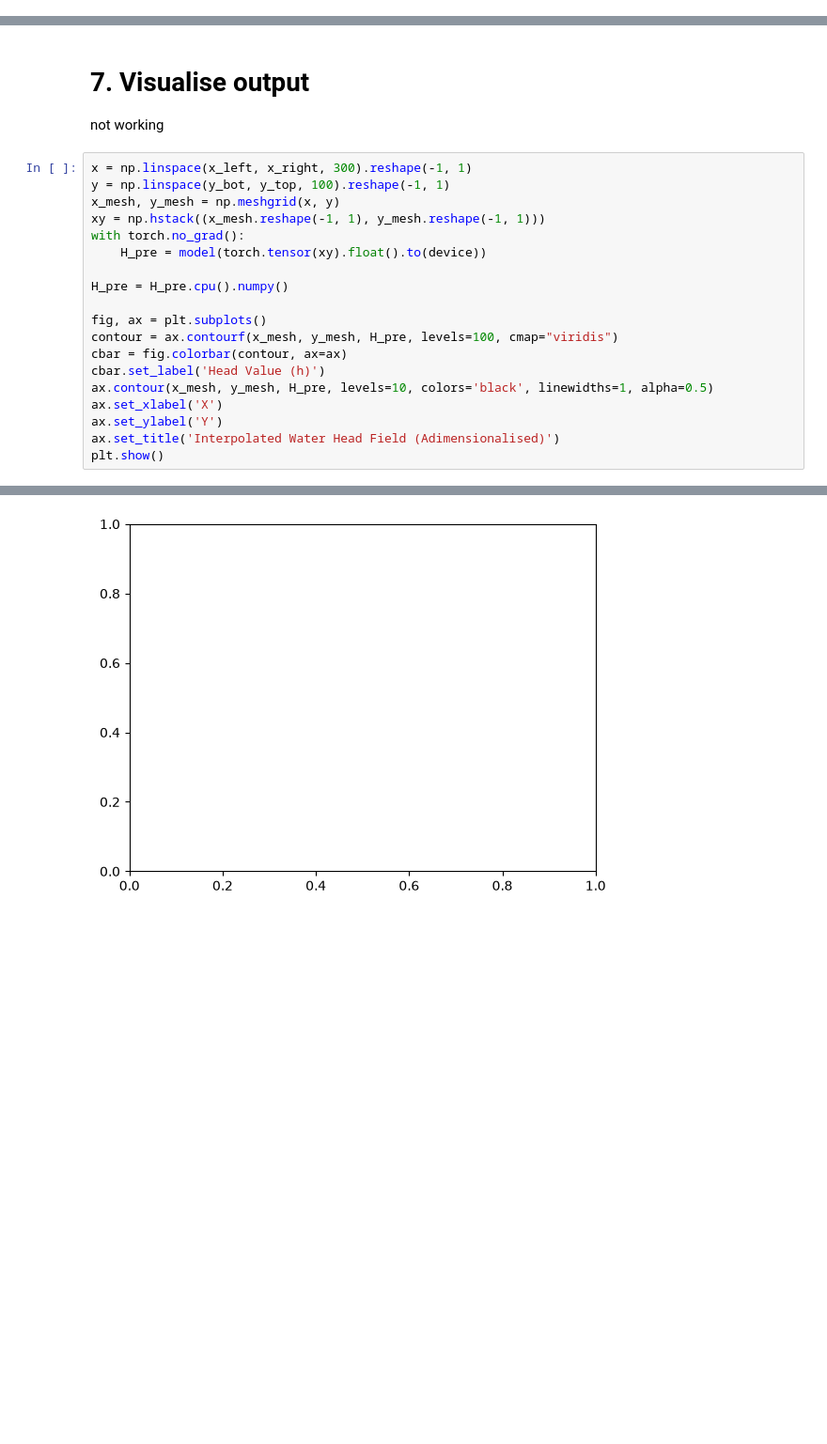
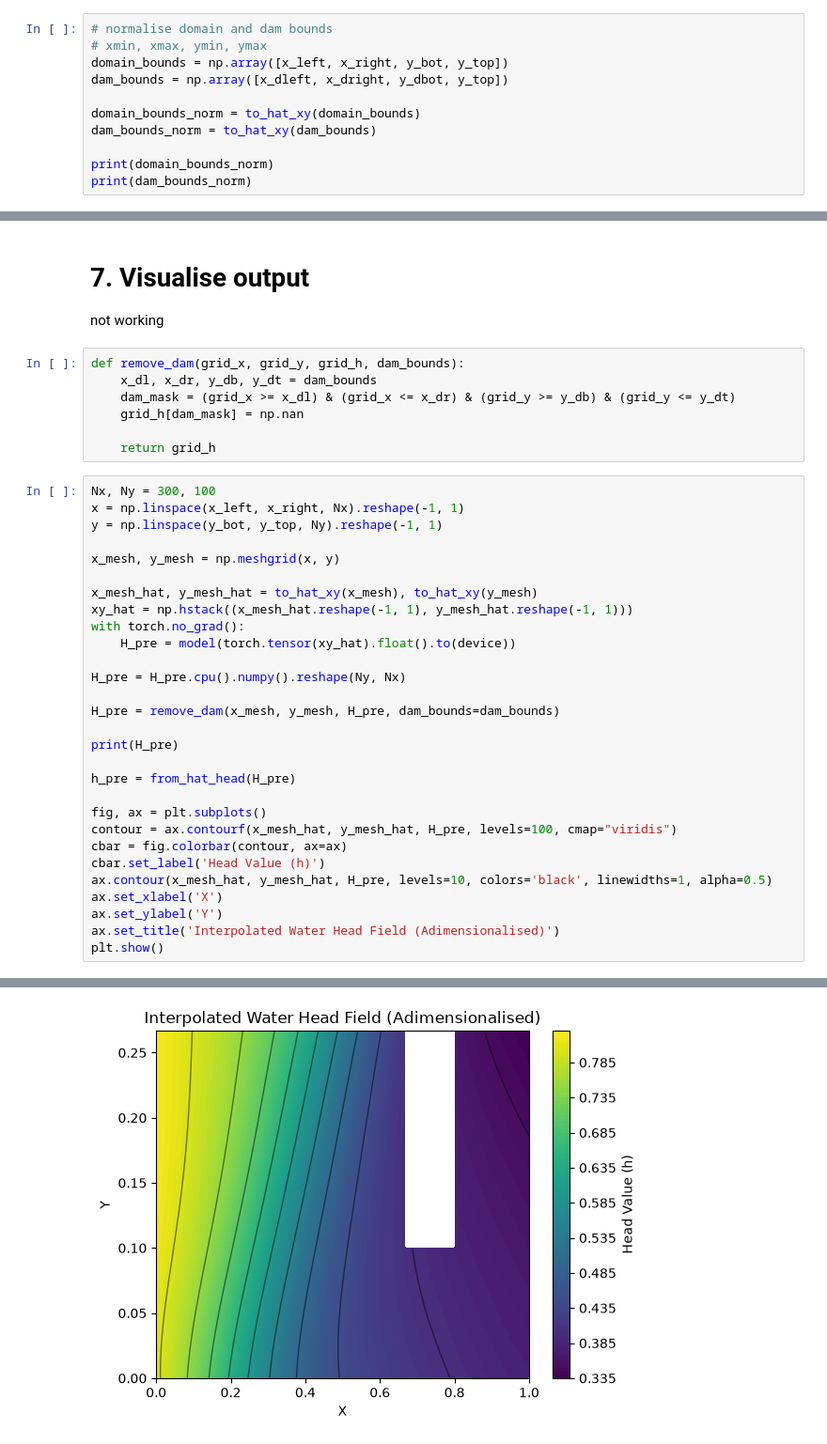
Before and after one commit to omarabdesslem/PIIM, a Jupyter notebook: Code/fwd_PINN.ipynb, the cells around one changed output, grey strips where cells are left out. Shown at 94% size. Saved outputs shown, nothing was run; the diff lists cells and outputs as text; blank space fills up the shorter version.

```diff
--- a/Code/fwd_PINN.ipynb
+++ b/Code/fwd_PINN.ipynb
@@ -305,0 +207,11 @@ plt.show()
+# %%
+# normalise domain and dam bounds
+# xmin, xmax, ymin, ymax
+domain_bounds = np.array([x_left, x_right, y_bot, y_top])
+dam_bounds = np.array([x_dleft, x_dright, y_dbot, y_top])
+
+domain_bounds_norm = to_hat_xy(domain_bounds)
+dam_bounds_norm = to_hat_xy(dam_bounds)
+
+print(domain_bounds_norm)
+print(dam_bounds_norm)
@@ -441,21 +473,38 @@ Text(0, 0.5, 'Epoch')
 # %% [markdown]
 # 7. Visualise output
 not working
+# %%
+def remove_dam(grid_x, grid_y, grid_h, dam_bounds):
+    x_dl, x_dr, y_db, y_dt = dam_bounds
+    dam_mask = (grid_x >= x_dl) & (grid_x <= x_dr) & (grid_y >= y_db) & (grid_y <= y_dt)
+    grid_h[dam_mask] = np.nan
+
+    return grid_h
 # %%
-x = np.linspace(x_left, x_right, 300).reshape(-1, 1)
-y = np.linspace(y_bot, y_top, 100).reshape(-1, 1)
+Nx, Ny = 300, 100
+x = np.linspace(x_left, x_right, Nx).reshape(-1, 1)
+y = np.linspace(y_bot, y_top, Ny).reshape(-1, 1)
+
 x_mesh, y_mesh = np.meshgrid(x, y)
-xy = np.hstack((x_mesh.reshape(-1, 1), y_mesh.reshape(-1, 1)))
+
+x_mesh_hat, y_mesh_hat = to_hat_xy(x_mesh), to_hat_xy(y_mesh)
+xy_hat = np.hstack((x_mesh_hat.reshape(-1, 1), y_mesh_hat.reshape(-1, 1)))
 with torch.no_grad():
-    H_pre = model(torch.tensor(xy).float().to(device))
+    H_pre = model(torch.tensor(xy_hat).float().to(device))
 
-H_pre = H_pre.cpu().numpy()
+H_pre = H_pre.cpu().numpy().reshape(Ny, Nx)
+
+H_pre = remove_dam(x_mesh, y_mesh, H_pre, dam_bounds=dam_bounds)
+
+print(H_pre)
+
+h_pre = from_hat_head(H_pre)
 
 fig, ax = plt.subplots()
-contour = ax.contourf(x_mesh, y_mesh, H_pre, levels=100, cmap="viridis")
+contour = ax.contourf(x_mesh_hat, y_mesh_hat, H_pre, levels=100, cmap="viridis")
 cbar = fig.colorbar(contour, ax=ax)
 cbar.set_label('Head Value (h)')
-ax.contour(x_mesh, y_mesh, H_pre, levels=10, colors='black', linewidths=1, alpha=0.5)
+ax.contour(x_mesh_hat, y_mesh_hat, H_pre, levels=10, colors='black', linewidths=1, alpha=0.5)
 ax.set_xlabel('X')
 ax.set_ylabel('Y')
 ax.set_title('Interpolated Water Head Field (Adimensionalised)')
@@ -465 +520 @@ TypeError: Input z must be at least a (2, 2) shaped array, but has shape (30000,
-[figure, old version]
+[figure, new version]
```
Also changed, not shown: parts of 11 cells of this notebook, 1 other file.
